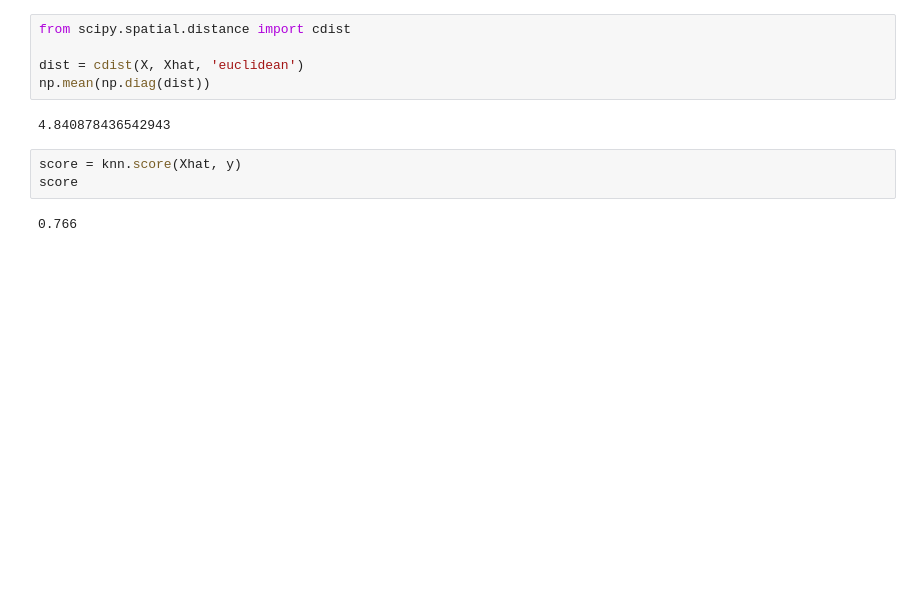
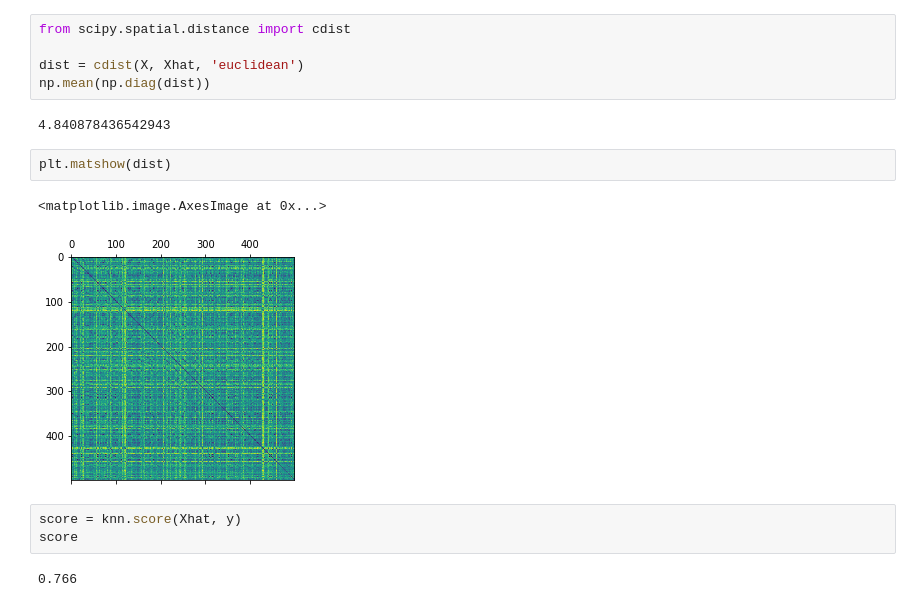
Before and after one commit to Ayakie/data_collaboration, a Jupyter notebook: notebooks/tests.ipynb, the cells around one changed output. Saved outputs shown, nothing was run; the diff lists cells and outputs as text; blank space fills up the shorter version.

```diff
--- a/notebooks/tests.ipynb
+++ b/notebooks/tests.ipynb
@@ -80,6 +80,11 @@ dist = cdist(X, Xhat, 'euclidean')
 np.mean(np.diag(dist))
 # %% [output]
 4.840878436542943
+# %%
+plt.matshow(dist)
+# %% [output]
+<matplotlib.image.AxesImage at 0x...>
+[figure, added]
 # %%
 score = knn.score(Xhat, y)
 score
```
